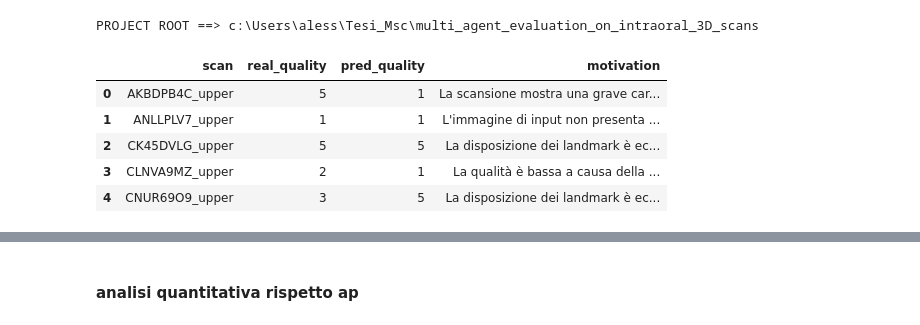
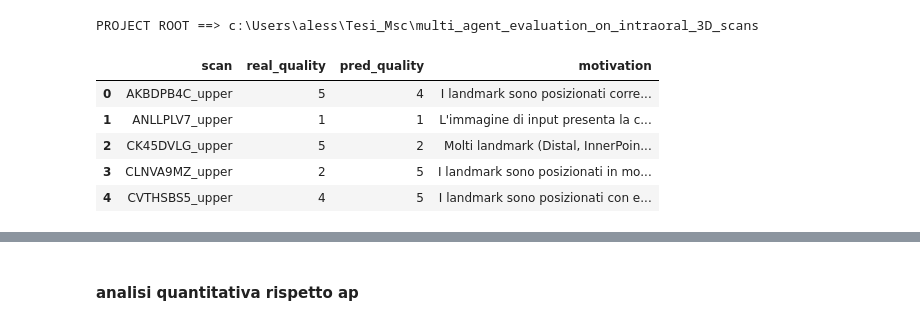
Before and after one commit to aleds96/multi_agent_evaluation_on_intraoral_3D_scans, a Jupyter notebook: notebook/single_agent_arc_eval__4.ipynb, the cells around one changed output, grey strips where cells are left out. Drawn from its saved outputs; the diff is of its cells as text; code cells hidden in the pictures.

```diff
--- a/notebook/single_agent_arc_eval__4.ipynb
+++ b/notebook/single_agent_arc_eval__4.ipynb
@@ -19,31 +19,34 @@ PROJECT ROOT ==> c:\Users\aless\Tesi_Msc\multi_agent_evaluation_on_intraoral_3D_
 # %%
 EXP_ID = "exp_v1_single_agent__20260912_223810"
 EXP_ID = "exp_v2_single_agent__20260912_234512"
 EXP_ID = "exp_v3_single_agent__20260913_010442"
 EXP_ID = "exp_v5_distthr_nocusp_single_agent__20260913_015842"
+EXP_ID = "exp_v8_wlv3_single_agent__20260913_153430"
+#EXP_ID = "exp_v2_single_agent__20260912_234512"
+EXP_ID="exp_v9_walllv_single_agent__20260913_160446"
 
 
 EXP_DIR = PROJECT_ROOT / "experiments" / EXP_ID
 OUTPUTS_PATH = EXP_DIR / "outputs.json"
 EVAL_PATH = EXP_DIR / "evaluation.json"
 CONFIG_PATH = EXP_DIR / "config.json"
 
 DATA_ROOT = PROJECT_ROOT / "dataset"
 SCANS = DATA_ROOT / "toothinstancenet_input"
 GT_ROOT = SCANS
 PRED_CSV = DATA_ROOT / "model_predictions" / "ynlab" / "predictions.csv"
 with open(OUTPUTS_PATH, "r") as f:
     outputs = json.load(f)
 
 experiment_outputs_df = pd.DataFrame(outputs)
 experiment_outputs_df.head()
 # %% [output]
 |  | scan | real_quality | pred_quality | motivation |
-| 0 | AKBDPB4C_upper | 5 | 1 | La scansione mostra una grave car... |
-| 1 | ANLLPLV7_upper | 1 | 1 | L'immagine di input non presenta ... |
-| 2 | CK45DVLG_upper | 5 | 5 | La disposizione dei landmark è ec... |
-| 3 | CLNVA9MZ_upper | 2 | 1 | La qualità è bassa a causa della ... |
-| 4 | CNUR69O9_upper | 3 | 5 | La disposizione dei landmark è ec... |
+| 0 | AKBDPB4C_upper | 5 | 4 | I landmark sono posizionati corre... |
+| 1 | ANLLPLV7_upper | 1 | 1 | L'immagine di input presenta la c... |
+| 2 | CK45DVLG_upper | 5 | 2 | Molti landmark (Distal, InnerPoin... |
+| 3 | CLNVA9MZ_upper | 2 | 5 | I landmark sono posizionati in mo... |
+| 4 | CVTHSBS5_upper | 4 | 5 | I landmark sono posizionati con e... |
 # %%
 
 y_true = experiment_outputs_df["real_quality"].astype(int)
```
Also changed, not shown: parts of 6 cells of this notebook, 17 other files.
